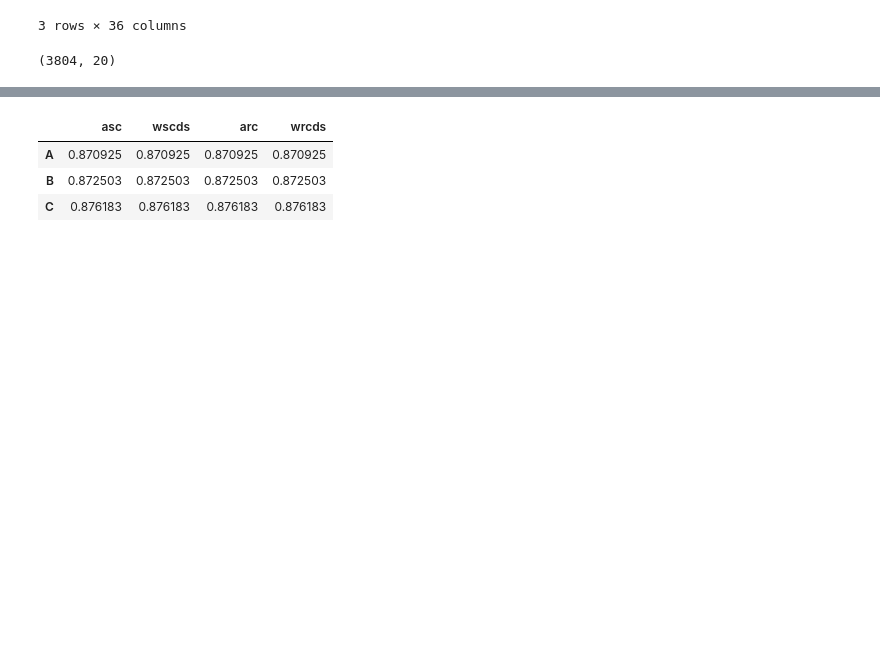
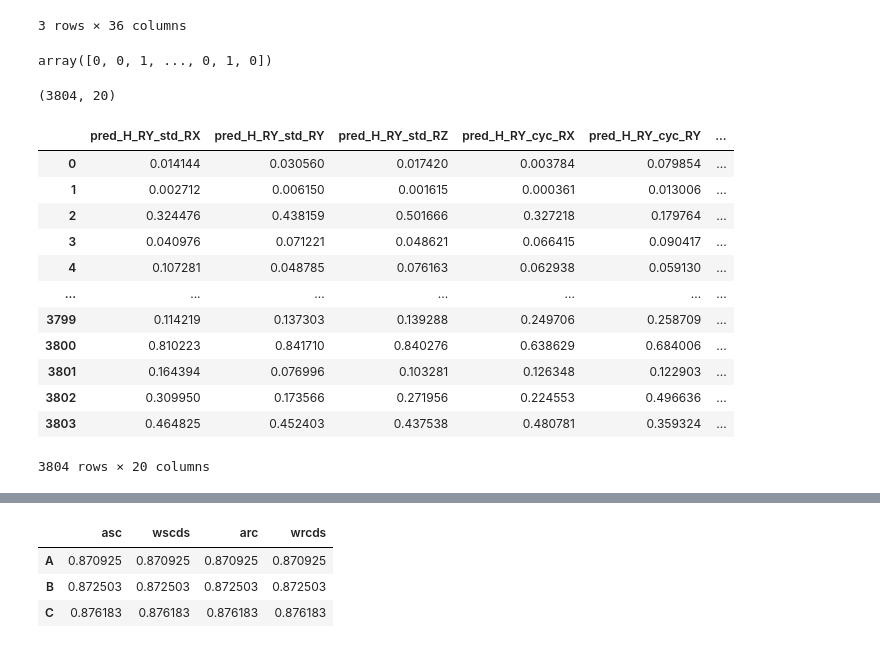
Before and after one commit to ywu60/Combinatorial-Fusion-Analysis, a Jupyter notebook: cfa/Untitled-1.ipynb, the cells around one changed output, grey strips where cells are left out. Drawn from its saved outputs; the diff is of its cells as text; code cells hidden in the pictures; blank space fills up the shorter version.

```diff
--- a/cfa/Untitled-1.ipynb
+++ b/cfa/Untitled-1.ipynb
@@ -14,6 +17,11 @@ prob_df.head(3)
 | 1 | 0.325533 | 0.327261 | 0.325533 | 0.325533 | 0.325255 | ... |
 | 2 | 0.325533 | 0.327261 | 0.325533 | 0.325533 | 0.325255 | ... |
 3 rows × 36 columns
+# %%
+y_true = data['y_true']
+y_true
+# %% [output]
+array([0, 0, 1, ..., 0, 1, 0])
 # %%
 # use previous style
 import matplotlib.pyplot as plt
@@ -26,3 +34,19 @@ prob_df_colUnique = prob_df_colUnique.loc[:, prob_df_colUnique.nunique() > 3]
 prob_df_colUnique.shape
 # %% [output]
 (3804, 20)
+# %%
+prob_df_colUnique
+# %% [output]
+|  | pred_H_RY_std_RX | pred_H_RY_std_RY | pred_H_RY_std_RZ | pred_H_RY_cyc_RX | pred_H_RY_cyc_RY | ... |
+| 0 | 0.014144 | 0.030560 | 0.017420 | 0.003784 | 0.079854 | ... |
+| 1 | 0.002712 | 0.006150 | 0.001615 | 0.000361 | 0.013006 | ... |
+| 2 | 0.324476 | 0.438159 | 0.501666 | 0.327218 | 0.179764 | ... |
+| 3 | 0.040976 | 0.071221 | 0.048621 | 0.066415 | 0.090417 | ... |
+| 4 | 0.107281 | 0.048785 | 0.076163 | 0.062938 | 0.059130 | ... |
+| ... | ... | ... | ... | ... | ... | ... |
+| 3799 | 0.114219 | 0.137303 | 0.139288 | 0.249706 | 0.258709 | ... |
+| 3800 | 0.810223 | 0.841710 | 0.840276 | 0.638629 | 0.684006 | ... |
+| 3801 | 0.164394 | 0.076996 | 0.103281 | 0.126348 | 0.122903 | ... |
+| 3802 | 0.309950 | 0.173566 | 0.271956 | 0.224553 | 0.496636 | ... |
+| 3803 | 0.464825 | 0.452403 | 0.437538 | 0.480781 | 0.359324 | ... |
+3804 rows × 20 columns
```
Also changed, not shown: parts of 12 cells of this notebook, 2 other files.
